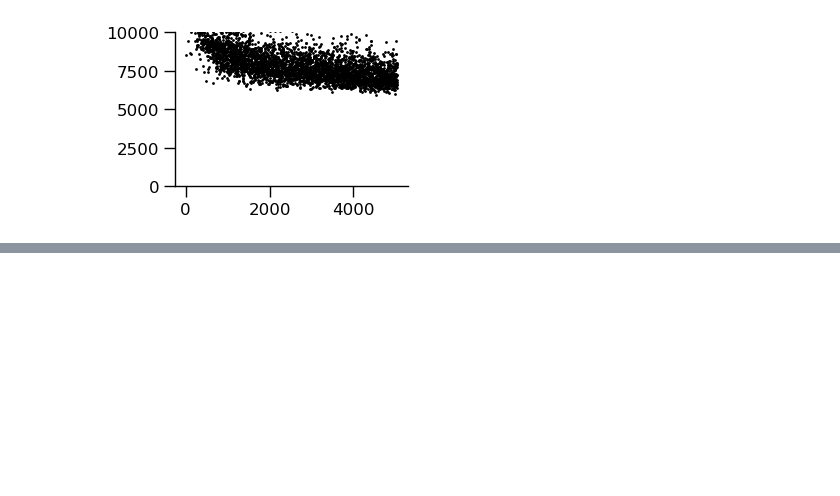
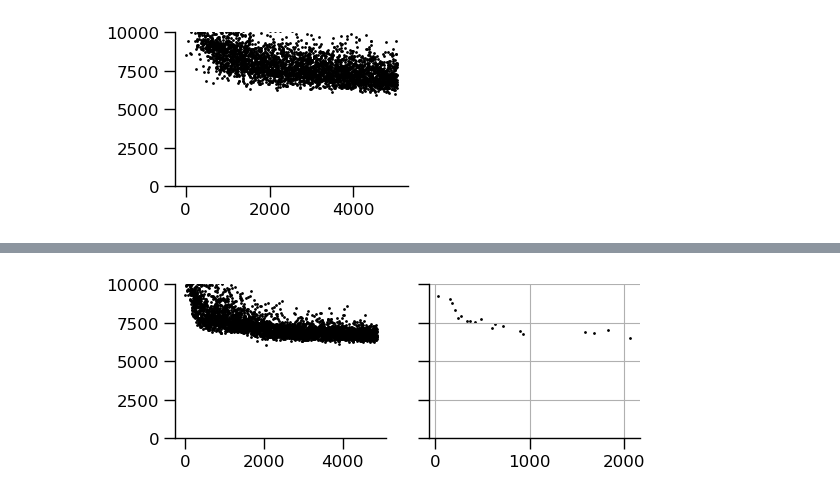
Before and after one commit to davidgbe/automated_plasticity_discovery, a Jupyter notebook: plasticity_training_curves.ipynb, the cells around one changed output, grey strips where cells are left out. Cells and saved outputs as stored; diff of their text form; code cells hidden in the pictures; blank space fills up the shorter version.

```diff
--- a/plasticity_training_curves.ipynb
+++ b/plasticity_training_curves.ipynb
@@ -25,13 +22,29 @@ The autoreload extension is already loaded. To reload it, use:
 # %%
-def plot_losses(data_paths, xlim=None):
+def plot_losses(data_paths, xlim=None, ylim=None):
     for dp in data_paths:
-        fig, axs = plt.subplots(1, 1, figsize=(3, 2))
+        fig, axs = plt.subplots(1, 2, figsize=(6, 2), sharey=True)
+
+        plt.grid()
+
         o = read_csv(os.path.join('sims_out', dp, 'train_data.csv'), read_header=False)
         losses = np.array(o.iloc[:, 1])
-        axs.scatter(np.arange(len(losses)), losses, s=1, c='black')
-        axs.set_ylim(0, 10000)
+        axs[0].scatter(np.arange(len(losses)), losses, s=1, c='black')
+        axs[0].set_ylim(0, 10000)
         if xlim is not None:
-            axs.set_xlim(*xlim)
+            axs[0].set_xlim(*xlim)
+        if ylim is not None:
+            axs[0].set_ylim(*ylim)
+
+        o = read_csv(os.path.join('sims_out', dp, 'test_data.csv'), read_header=False)
+        x = np.array(o.iloc[:, 0])
+        losses_test = np.array(o.iloc[:, 1])
+        axs[1].scatter(x, losses_test, s=1, c='black')
+        axs[1].set_ylim(0, 10000)
+        if xlim is not None:
+            axs[1].set_xlim(*xlim)
+        if ylim is not None:
+            axs[1].set_ylim(*ylim)
+
         format_plot(axs)
 # %%
 data_paths = [
@@ -275,3 +288,19 @@ plot_losses(data_paths)
 [figure]
 [figure]
 [figure]
+# %%
+data_paths = [
+    '2D_short_optim_cmaes_pop_size_30_time_0.3_inp_0.27_het_0.2_2D_10_TH_0_STD_EXPL_0.0002__L1_PENALTY_5e-07_ACT_PEN_50.0_CHANGEP_0.0_SEED_8000_2025-11-25_12:57:11.513896_run_000510',
+    '2D_short_optim_cmaes_pop_size_30_time_0.3_inp_0.27_het_0.2_2D_10_TH_0_STD_EXPL_0.001__L1_PENALTY_5e-07_ACT_PEN_50.0_CHANGEP_0.0_SEED_8000_2025-11-25_13:01:23.799324_run_000513',
+    '2D_short_optim_cmaes_pop_size_30_time_0.3_inp_0.27_het_0.2_2D_10_TH_0_STD_EXPL_0.002__L1_PENALTY_5e-07_ACT_PEN_50.0_CHANGEP_0.0_SEED_8000_2025-11-25_13:10:02.647739_run_000516',
+    '2D_short_optim_cmaes_pop_size_60_time_0.3_inp_0.27_het_0.2_2D_10_TH_0_STD_EXPL_0.0002__L1_PENALTY_5e-07_ACT_PEN_50.0_CHANGEP_0.0_SEED_8000_2025-11-25_12:59:49.924529_run_000511',
+    '2D_short_optim_cmaes_pop_size_60_time_0.3_inp_0.27_het_0.2_2D_10_TH_0_STD_EXPL_0.001__L1_PENALTY_5e-07_ACT_PEN_50.0_CHANGEP_0.0_SEED_8000_2025-11-25_13:04:51.664767_run_000514',
+    '2D_short_optim_cmaes_pop_size_60_time_0.3_inp_0.27_het_0.2_2D_10_TH_0_STD_EXPL_0.002__L1_PENALTY_5e-07_ACT_PEN_50.0_CHANGEP_0.0_SEED_8000_2025-11-25_13:10:02.647738_run_000517',
+    '2D_short_optim_cmaes_pop_size_90_time_0.3_inp_0.27_het_0.2_2D_10_TH_0_STD_EXPL_0.0002__L1_PENALTY_5e-07_ACT_PEN_50.0_CHANGEP_0.0_SEED_8000_2025-11-25_12:59:43.303693_run_000512',
+    '2D_short_optim_cmaes_pop_size_90_time_0.3_inp_0.27_het_0.2_2D_10_TH_0_STD_EXPL_0.001__L1_PENALTY_5e-07_ACT_PEN_50.0_CHANGEP_0.0_SEED_8000_2025-11-25_13:10:10.869461_run_000515',
+    '2D_short_optim_cmaes_pop_size_90_time_0.3_inp_0.27_het_0.2_2D_10_TH_0_STD_EXPL_0.002__L1_PENALTY_5e-07_ACT_PEN_50.0_CHANGEP_0.0_SEED_8000_2025-11-25_13:10:31.962665_run_000518',
+]
+# %%
+plot_losses(data_paths)
+# %% [output]
+[figure, added]
```
Also changed, not shown: parts of 12 cells of this notebook, 11 other files.
